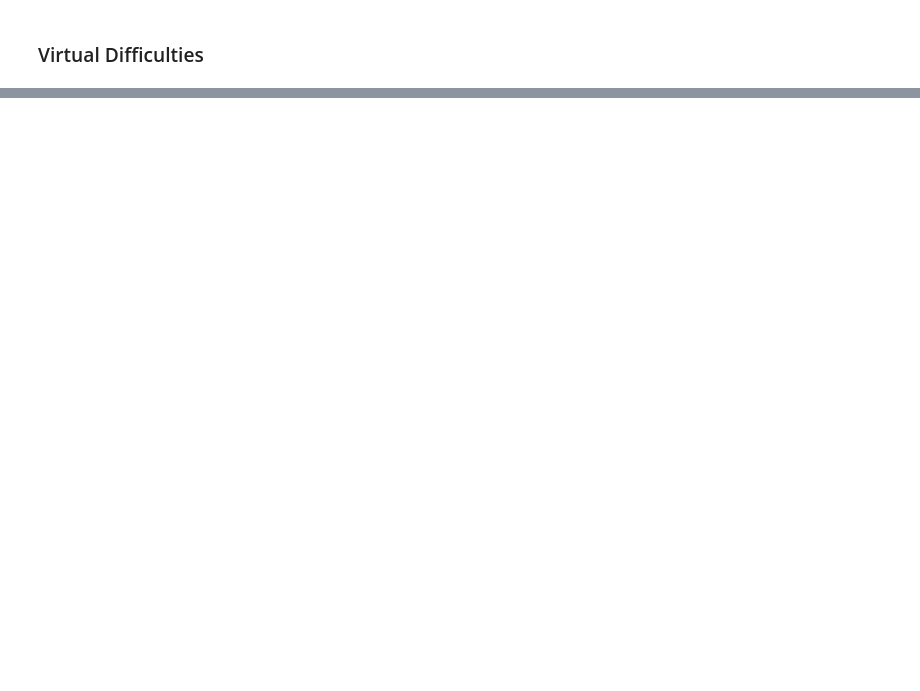
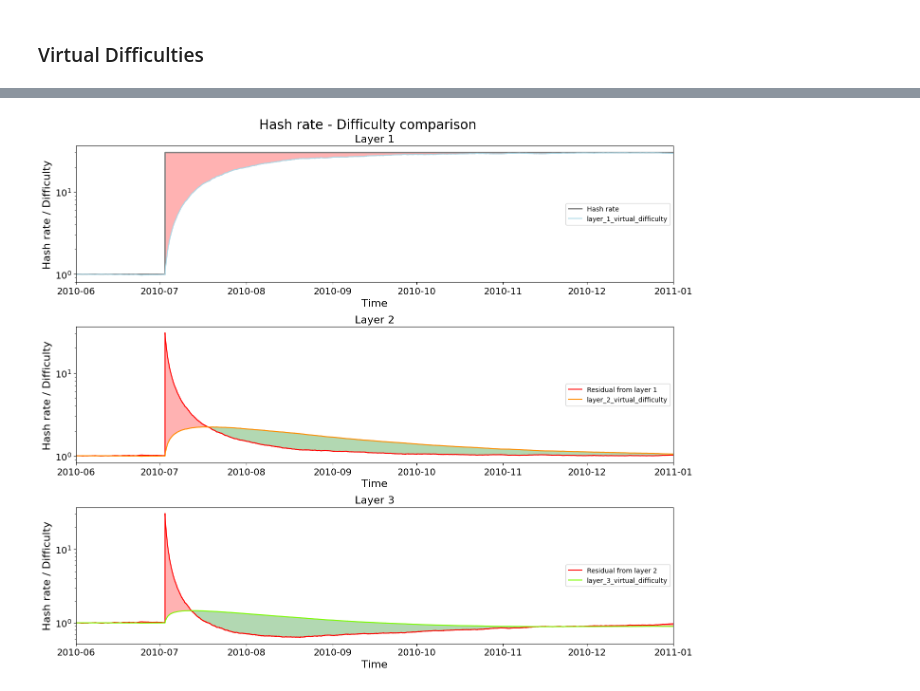
Before and after one commit to demKyr/BCH-DAA-2, a Jupyter notebook: visualisation_final.ipynb, the cells around one changed output, grey strips where cells are left out. Drawn from its saved outputs; the diff is of its cells as text; code cells hidden in the pictures; blank space fills up the shorter version.

Commit message:
Add layer explanation graphs

```diff
--- a/visualisation_final.ipynb
+++ b/visualisation_final.ipynb
@@ -436,0 +439,87 @@ plt.show()
+# %%
+start_date = pd.Timestamp('2010-6-1')
+end_date = pd.Timestamp('2011-1-1')
+
+fig, ax = plt.subplots(3, figsize=(14, 12))
+
+ax[0].plot(df_3_layer['median_time'], df_3_layer['real_hash_rate'] / 7000000, color='gray', label='Hash rate', linewidth=2)
+ax[0].plot(df_3_layer['median_time'], df_3_layer['layer_1_virtual_difficulty'], color='lightblue', label='layer_1_virtual_difficulty')
+ax[0].set_yscale('log')
+ax[0].set_title('Layer 1', fontsize=16)
+ax[0].set_xlabel('Time', fontsize=16)
+ax[0].set_ylabel('Hash rate / Difficulty', fontsize=16)
+ax[0].tick_params(axis='both', which='major', labelsize=14)
+ax[0].legend(loc='center right')
+ax[0].set_xlim(start_date, end_date)
+ax[0].fill_between(
+    df_3_layer['median_time'],
+    df_3_layer['layer_1_virtual_difficulty'],
+    df_3_layer['real_hash_rate'] / 7000000,
+    where=(df_3_layer['real_hash_rate'] / 7000000 > df_3_layer['layer_1_virtual_difficulty']),
+    color='red',
+    alpha=0.3,
+    label='Hash rate > Nefda'
+)
+
+ax[1].plot(df_3_layer['median_time'], ((df_3_layer['real_hash_rate'] / 7000000) / (df_3_layer['layer_1_virtual_difficulty'])), color='red', label='Residual from layer 1')
+ax[1].plot(df_3_layer['median_time'], df_3_layer['layer_2_virtual_difficulty'], color='darkorange', label='layer_2_virtual_difficulty')
+ax[1].set_yscale('log')
+ax[1].set_title('Layer 2', fontsize=16)
+ax[1].set_xlabel('Time', fontsize=16)
+ax[1].set_ylabel('Hash rate / Difficulty', fontsize=16)
+ax[1].tick_params(axis='both', which='major', labelsize=14)
+ax[1].legend(loc='center right')
+ax[1].set_xlim(start_date, end_date)
+ax[1].fill_between(
+    df_3_layer['median_time'],
+    df_3_layer['layer_2_virtual_difficulty'],
+    (df_3_layer['real_hash_rate'] / 7000000) / (df_3_layer['layer_1_virtual_difficulty']),
+    where=((df_3_layer['real_hash_rate'] / 7000000) / (df_3_layer['layer_1_virtual_difficulty']) > df_3_layer['layer_2_virtual_difficulty']),
+    color='red',
+    alpha=0.3,
+    label='Hash rate > Nefda'
+)
+ax[1].fill_between(
+    df_3_layer['median_time'],
+    df_3_layer['layer_2_virtual_difficulty'],
+    (df_3_layer['real_hash_rate'] / 7000000) / (df_3_layer['layer_1_virtual_difficulty']),
+    where=((df_3_layer['real_hash_rate'] / 7000000) / (df_3_layer['layer_1_virtual_difficulty']) < df_3_layer['layer_2_virtual_difficulty']),
+    color='green',
+    alpha=0.3,
+    label='Hash rate > Nefda'
+)
+
+
+ax[2].plot(df_3_layer['median_time'], ((df_3_layer['real_hash_rate'] / 7000000) / (df_3_layer['layer_1_virtual_difficulty']) / (df_3_layer['layer_2_virtual_difficulty'])), color='red', label='Residual from layer 2')
+ax[2].plot(df_3_layer['median_time'], df_3_layer['layer_3_virtual_difficulty'], color='lawngreen', label='layer_3_virtual_difficulty')
+ax[2].set_yscale('log')
+ax[2].set_title('Layer 3', fontsize=16)
+ax[2].set_xlabel('Time', fontsize=16)
+ax[2].set_ylabel('Hash rate / Difficulty', fontsize=16)
+ax[2].tick_params(axis='both', which='major', labelsize=14)
+ax[2].legend(loc='center right')
+ax[2].set_xlim(start_date, end_date)
+ax[2].fill_between(
+    df_3_layer['median_time'],
+    df_3_layer['layer_3_virtual_difficulty'],
+    ((df_3_layer['real_hash_rate'] / 7000000) / (df_3_layer['layer_1_virtual_difficulty']) / (df_3_layer['layer_2_virtual_difficulty'])),
+    where=(((df_3_layer['real_hash_rate'] / 7000000) / (df_3_layer['layer_1_virtual_difficulty']) / (df_3_layer['layer_2_virtual_difficulty'])) > df_3_layer['layer_3_virtual_difficulty']),
+    color='red',
+    alpha=0.3,
+    label='Hash rate > Nefda'
+)
+ax[2].fill_between(
+    df_3_layer['median_time'],
+    df_3_layer['layer_3_virtual_difficulty'],
+    ((df_3_layer['real_hash_rate'] / 7000000) / (df_3_layer['layer_1_virtual_difficulty']) / (df_3_layer['layer_2_virtual_difficulty'])),
+    where=(((df_3_layer['real_hash_rate'] / 7000000) / (df_3_layer['layer_1_virtual_difficulty']) / (df_3_layer['layer_2_virtual_difficulty'])) < df_3_layer['layer_3_virtual_difficulty']),
+    color='green',
+    alpha=0.3,
+    label='Hash rate > Nefda'
+)
+
+fig.suptitle('Hash rate - Difficulty comparison', fontsize=20)
+plt.tight_layout()
+plt.show()
+# %% [output]
+[figure, added]
```
Also changed, not shown: parts of 8 cells of this notebook, 3 other files.
